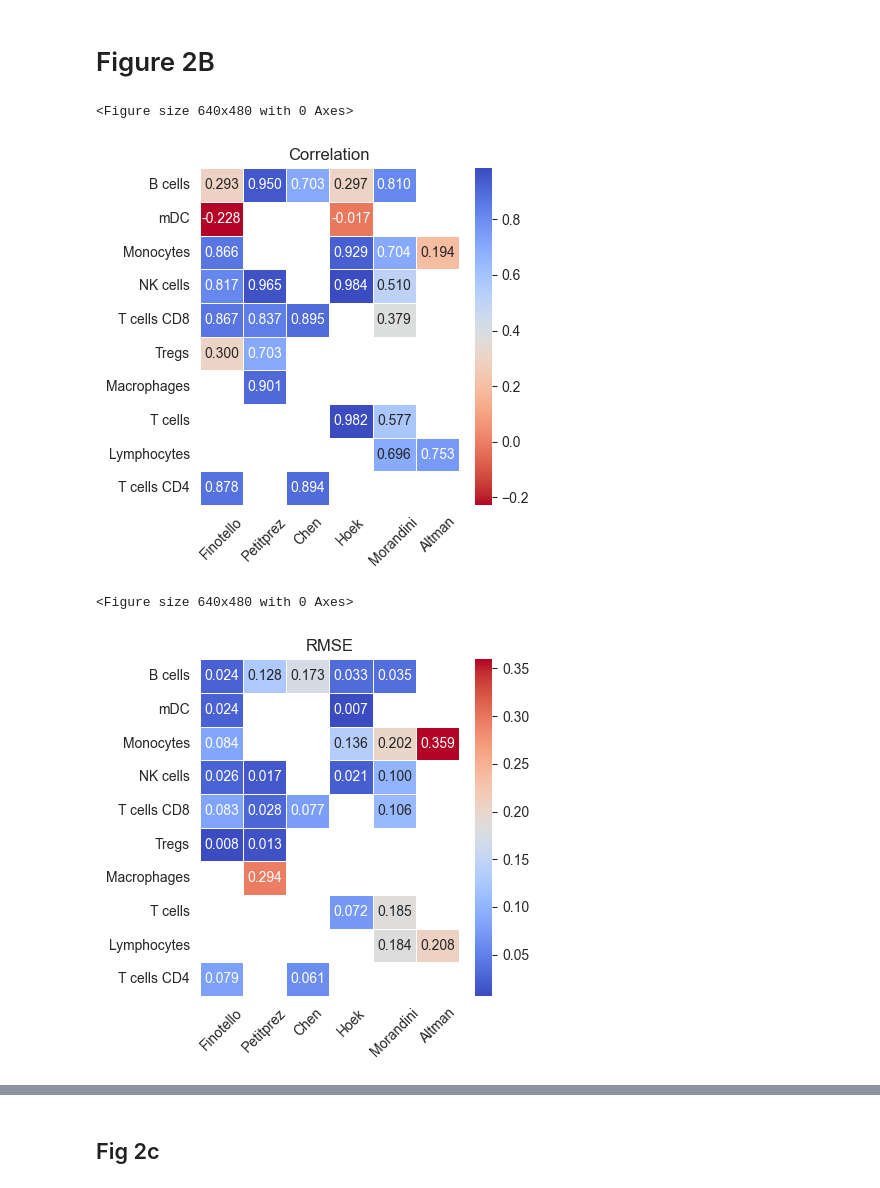
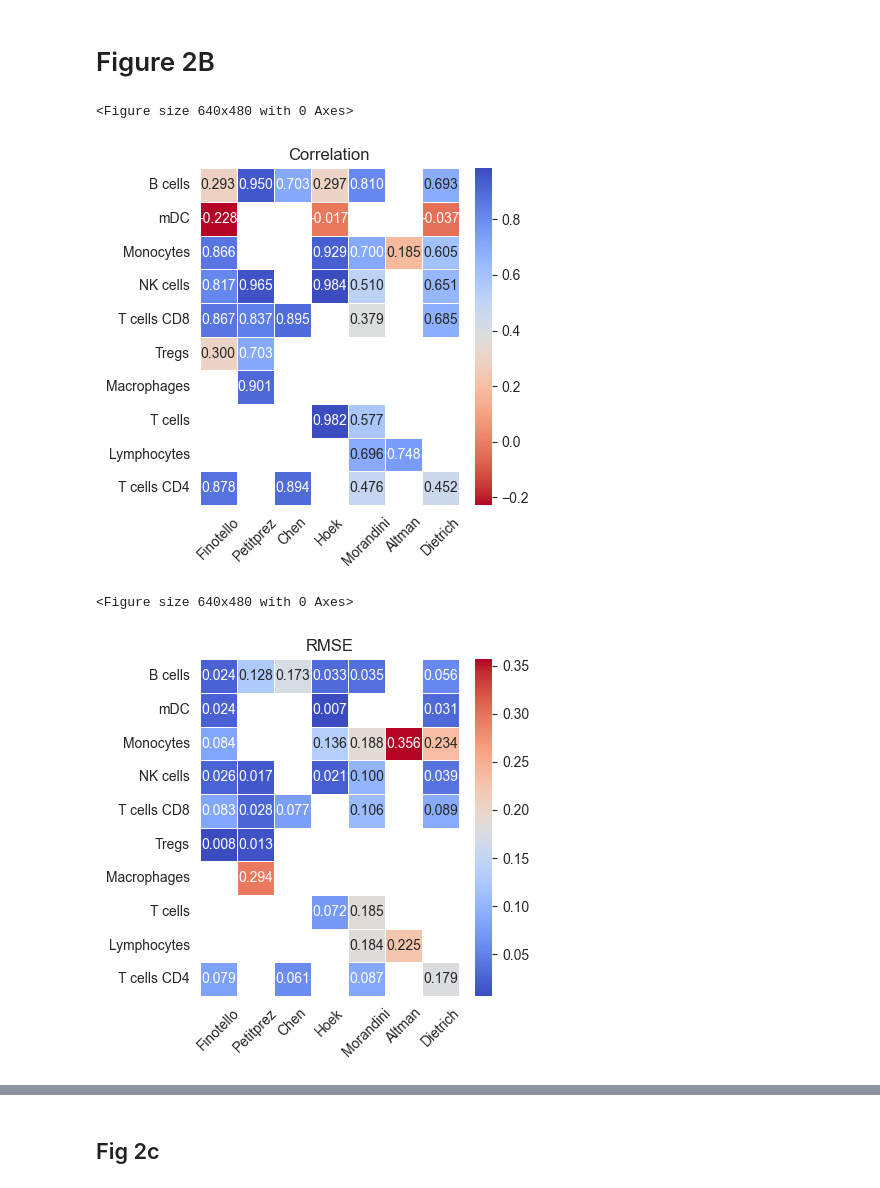
Before and after one commit to ComputationalBiomedicineGroup/rectangle_paper, a Jupyter notebook: notebooks/figure_2.ipynb, the cells around one changed output, grey strips where cells are left out. Cells and saved outputs as stored; diff of their text form; code cells hidden in the pictures.

```diff
--- a/notebooks/figure_2.ipynb
+++ b/notebooks/figure_2.ipynb
@@ -621,10 +465,9 @@ NameError: name 'estimations_morandini' is not defined
 # %%
-estimations_morandini = pd.read_csv('../output/hao_estimations_morandini_qs.csv', index_col=0)
+estimations_morandini = pd.read_csv('../output/hao_estimations_morandini.csv', index_col=0)
 estimations_morandini['T cells CD4'] = estimations_morandini['T cells CD4 conv']
 estimations_morandini['T cells'] = estimations_morandini['T cells CD4 conv'] + estimations_morandini['T cells CD8'] + estimations_morandini[
     'Tregs']
 estimations_morandini['Lymphocytes'] = estimations_morandini['T cells'] + estimations_morandini['NK cells'] + estimations_morandini['ILC'] + estimations_morandini['B cells'] + estimations_morandini['Plasma cells']
-estimations_morandini['Monocytes'] = estimations_morandini['Monocytes'] + estimations_morandini['pDC'] + estimations_morandini['mDC']
 estimations_morandini = estimations_morandini.T
 # %%
 morandini_facs = pd.read_csv('../data/fig2/morandini/morandini_facs.csv', index_col=0)
@@ -717,10 +571,9 @@ Polishing not needed - no active set detected at optimal point
 # %%
-estimations_altman = pd.read_csv('../output/hao_estimations_altman_qs.csv', index_col=0)
+estimations_altman = pd.read_csv('../output/hao_estimations_altman.csv', index_col=0)
 
 estimations_altman['Lymphocytes'] = estimations_altman['T cells CD4 conv'] + estimations_altman['T cells CD8'] + estimations_altman[
-    'Tregs'] + estimations_altman['B cells'] + estimations_altman['NK cells'] + estimations_altman['ILC']
-estimations_altman['Plasma cells'] = estimations_altman['Lymphocytes'] + estimations_altman['Plasma cells']
-estimations_altman['Monocytes'] = estimations_altman['Monocytes'] + estimations_altman['mDC'] + estimations_altman['pDC']
+    'Tregs'] + estimations_altman['B cells'] + estimations_altman['NK cells'] + estimations_altman['ILC'] + estimations_altman['Plasma cells']
+
 estimations_altman = estimations_altman.T
 # %%
 altman_facs = pd.read_csv('../data/fig2/altman/altman_facs.csv', index_col=0)
@@ -864,0 +623,16 @@ plt.tight_layout()
+# %%
+dietrich_estimations, dietrich_signatures = rp.rectangle(adata_hao_sub, bulks_dietrich.T)
+
+dietrich_facs = pd.read_csv('../data/fig2/deconvMe/dietrich_facs.csv', index_col=0)
+
+dietrich_facs = dietrich_facs[dietrich_facs.index != 'T cells']
+
+gld_m, method_m = helper.match_dfs(dietrich_facs, dietrich_estimations.T)
+gld_m = gld_m.sort_index(key=lambda x: x.str.lower())
+method_m = method_m.sort_index(key=lambda x: x.str.lower())
+
+evaluation_method = helper.create_evaluation_df(gld_m, method_m)
+rmse_dietrich, r_dietrich, p_dietrich = helper.evaulate_total_df(evaluation_method)
+rsmes_dietrich, ps_dietrich, rs_dietrich = helper.evaluate_by_cell_type(gld_m, method_m)
+helper.create_scatter_plot_total(evaluation_method, rmse_dietrich, p_dietrich, r_dietrich,
+                                 'Dietrich', save_path='../figures/fig2a_dietrich.pdf', size=(3, 3))
@@ -871,6 +711,7 @@ corr_df_chen = pd.DataFrame(index=chen_m.T.index, data=rs_chen)
 corr_df_hoek = pd.DataFrame(index=hoek_m.index, data=rs_h)
 corr_df_morandini = pd.DataFrame(index=morandini_m.index, data=rs_morandini)
 corr_df_altman = pd.DataFrame(index=altman_m.index, data=rs_altman)
+corr_df_dietrich = pd.DataFrame(index=gld_m.index, data=rs_dietrich)
 
 rmse_df_fino = pd.DataFrame(index=finotello_m.index, data=rsmes_f_rectangle)
 rmse_df_pept = pd.DataFrame(index=petitprez_m.T.index, data=rsmes_pept)
@@ -879,40 +720,49 @@ rmse_df_hoek = pd.DataFrame(index=hoek_m.index, data=rsmes_h)
 
 rmse_df_morandini = pd.DataFrame(index=morandini_m.index, data=rsmes_morandini)
 rmse_df_altman = pd.DataFrame(index=altman_m.index, data=rsmes_altman)
+rmse_df_dietrich = pd.DataFrame(index=gld_m.index, data=rsmes_dietrich)
 # %%
-df_cor = pd.concat([corr_df_fino, corr_df_pept, corr_df_chen, corr_df_hoek, corr_df_morandini, corr_df_altman], axis=1)
-df_cor.columns = ['Finotello', 'Petitprez', 'Chen', 'Hoek', 'Morandini', 'Altman']
+df_cor = pd.concat([corr_df_fino, corr_df_pept, corr_df_chen, corr_df_hoek, corr_df_morandini, corr_df_altman, corr_df_dietrich], axis=1)
+df_cor.columns = ['Finotello', 'Petitprez', 'Chen', 'Hoek', 'Morandini', 'Altman', 'Dietrich']
 df_cor = df_cor.T
-df_cor['T cells CD4'] = df_cor['T cells CD4 Total'].add(df_cor['T cells CD4 conv'], fill_value=0)
-df_cor = df_cor.drop(columns=['T cells CD4 Total', 'T cells CD4 conv'])
+cd4_components = df_cor[['T cells CD4 Total', 'T cells CD4 conv']].sum(axis=1, min_count=1)
+if 'T cells CD4' in df_cor.columns:
+    df_cor['T cells CD4'] = df_cor['T cells CD4'].combine_first(cd4_components)
+else:
+    df_cor['T cells CD4'] = cd4_components
+df_cor = df_cor.drop(columns=['T cells CD4 Total', 'T cells CD4 conv'], errors='ignore')
 plt.figure(facecolor='white')
 # size
 plt.figure(figsize=(4.5, 4.5))
 # Plot the first heatmap
 import seaborn as sns
 sns.set_style("white")
 sns.heatmap(df_cor.T, annot=True, cmap='coolwarm_r', fmt=".3f", linewidths=.5)
 plt.title('Correlation')
 #rotating the x-axis labels
 plt.xticks(rotation=45)
 
 
 # Adjust spacing between subplots
 plt.tight_layout()
 
 plt.savefig('../figures/fig2b_corr_heat_qs.pdf')
 
 # Display the subplots
 plt.show()
 # %% [output]
 <Figure size 640x480 with 0 Axes>
-[figure, old version]
+[figure, new version]
 # %%
-df_rmse = pd.concat([rmse_df_fino, rmse_df_pept, rmse_df_chen, rmse_df_hoek, rmse_df_morandini, rmse_df_altman], axis=1)
-df_rmse.columns = ['Finotello', 'Petitprez', 'Chen', 'Hoek', 'Morandini', 'Altman']
+df_rmse = pd.concat([rmse_df_fino, rmse_df_pept, rmse_df_chen, rmse_df_hoek, rmse_df_morandini, rmse_df_altman, rmse_df_dietrich], axis=1)
+df_rmse.columns = ['Finotello', 'Petitprez', 'Chen', 'Hoek', 'Morandini', 'Altman', 'Dietrich']
 df_rmse = df_rmse.T
-df_rmse['T cells CD4'] = df_rmse['T cells CD4 Total'].add(df_rmse['T cells CD4 conv'], fill_value=0)
-df_rmse = df_rmse.drop(columns=['T cells CD4 Total', 'T cells CD4 conv'])
+cd4_components = df_rmse[['T cells CD4 Total', 'T cells CD4 conv']].sum(axis=1, min_count=1)
+if 'T cells CD4' in df_rmse.columns:
+    df_rmse['T cells CD4'] = df_rmse['T cells CD4'].combine_first(cd4_components)
+else:
+    df_rmse['T cells CD4'] = cd4_components
+df_rmse = df_rmse.drop(columns=['T cells CD4 Total', 'T cells CD4 conv'], errors='ignore')
 plt.figure(facecolor='white')
 # size
 plt.figure(figsize=(4.5, 4.5))
@@ -932,7 +782,7 @@ plt.tight_layout()
 plt.savefig('../figures/fig2b_rmse_heat_qs.pdf')
 # %% [output]
 <Figure size 640x480 with 0 Axes>
-[figure, old version]
+[figure, new version]
 # %%
 csv_path = '../data/fig2/cell_type_level_performance_metrics.csv'
 
```
Also changed, not shown: parts of 52 cells of this notebook, 46 other files.
